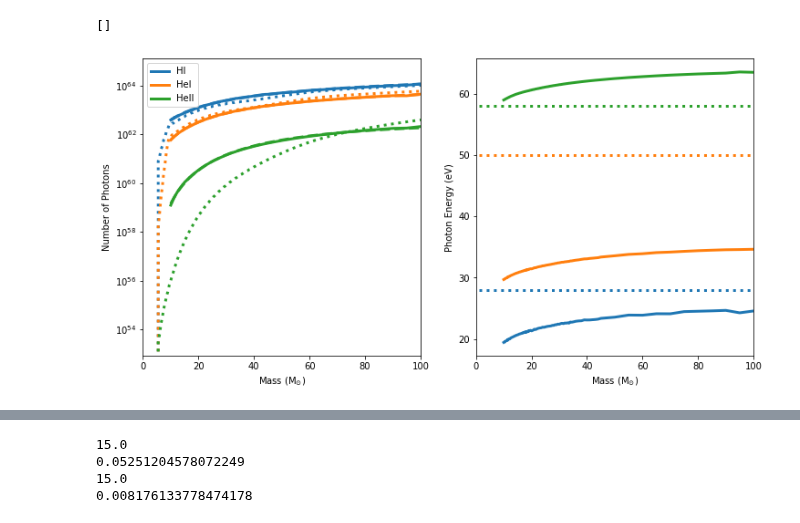
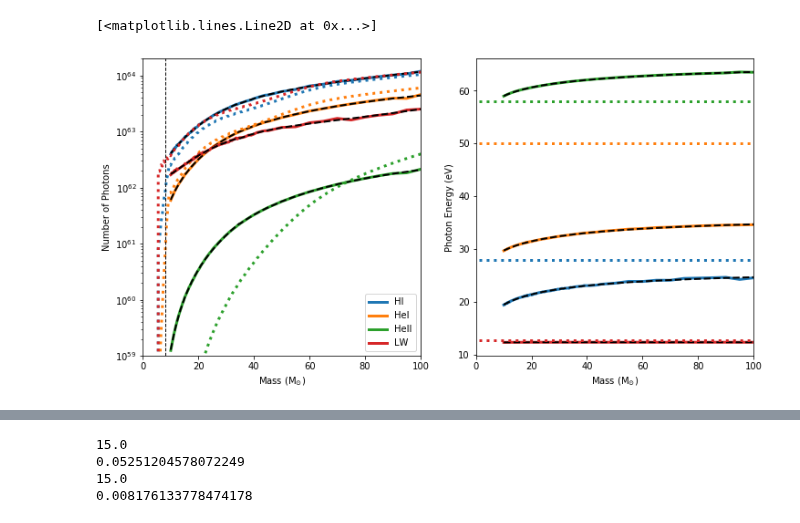
Before and after one commit to aemerick/galaxy_analysis, a Jupyter notebook: physics_data/Heger_Woosley_2010/Heger_woosley_radiation_fits.ipynb, the cells around one changed output, grey strips where cells are left out. Saved outputs shown, nothing was run; the diff lists cells and outputs as text; code cells hidden in the pictures.

```diff
--- a/physics_data/Heger_Woosley_2010/Heger_woosley_radiation_fits.ipynb
+++ b/physics_data/Heger_Woosley_2010/Heger_woosley_radiation_fits.ipynb
@@ -22,7 +25,7 @@ ionization_data = np.genfromtxt('HW2010_table1_ionization_rates_energy.dat',
                                        ]
                                )
 
-colors = { 'HI' : 'C0', 'HeI' : 'C1', 'HeII' : 'C2'}
+colors = { 'HI' : 'C0', 'HeI' : 'C1', 'HeII' : 'C2', 'LW' : 'C3'}
 # %%
 # from pop3_properties.F in Enzo
 
@@ -403,53 +522,62 @@ def HW_energy_fits(m, radtype, deg = 2, return_coef=False):
 fig,ax = plt.subplots(1,2)
 fig.set_size_inches(12,6)
 
+degree = 3
+cut    = 35
 
-for radtype in ['HI','HeI','HeII']:
+
+for radtype in ['HI','HeI','HeII','LW']:
+
+    all_fits['N_'+radtype] = FitData(ionization_data['mass'], ionization_data['N_'+radtype])
+    all_fits['N_'+radtype].generate_polyfit(deg=degree, cut = cut)
+
     ax[0].plot(ionization_data['mass'],
                ionization_data['N_' + radtype], lw = 3,
                color = colors[radtype], label = radtype)
 
     ax[0].plot(ionization_data['mass'],
-               HW_ionization_fits(ionization_data['mass'], radtype), lw = 3,
-               color = colors[radtype], ls = '--')
-
-    # plot masses above and below
-    #mass = np.linspace(5.0,10.0,20.0)
-    #ax[0].plot(mass,
-    #           ionization_data['N_' + radtype][0] * mass / ionization_data['mass'][0], lw = 3,
-    #           color = colors[radtype], ls = '--')
-    #mass = np.linspace(100.0,300.0,50.0)
-    #ax[0].plot(mass,
-    #           ionization_data['N_' + radtype][-1] * mass / ionization_data['mass'][-1], lw = 3,
-    #           color = colors[radtype], ls = '--')
-
+               all_fits['N_'+radtype].evaluate(ionization_data['mass']), lw = 2,
+               color = 'black', ls = '--')
 
     mass = np.linspace(5.0,500.0,1000)
     ax[0].plot(mass, schaerer_total_photons(mass, radtype),
                lw = 3, color = colors[radtype], ls = ':')
 
+    #
+    # second panel. Photon energy
+    #
     photon_energy = (const.h * const.c/(ionization_data['lambda_' + radtype]*u.Angstrom)).to('eV')
 
     ax[1].plot(ionization_data['mass'], photon_energy.value, lw = 3,
                color = colors[radtype])
+
+    all_fits['E_'+radtype] = FitData(ionization_data['mass'], photon_energy.value)
+    all_fits['E_'+radtype].generate_polyfit(deg=degree,cut=None)
+
+    ax[1].plot(ionization_data['mass'], all_fits['E_'+radtype].evaluate(ionization_data['mass']), lw = 2,
+                ls ='--', color = 'black')
 
     mass = np.linspace(1.0,500.0,1000)
     ax[1].plot(mass, np.ones(np.size(mass))*schaerer_energy[radtype],
                lw = 3, color = colors[radtype], ls = ':')
 
 xlim=(0.0,100.0)
 ax[0].set_xlabel(r'Mass (M$_{\odot}$)'); ax[0].set_xlim(xlim)
 ax[1].set_xlabel(r'Mass (M$_{\odot}$)'); ax[1].set_xlim(xlim)
 
 
 ax[0].set_ylabel(r'Number of Photons')
 ax[1].set_ylabel(r'Photon Energy (eV)')
 
 
 ax[0].legend(loc='best')
 
 ax[0].semilogy()
 #ax[0].semilogx()
+
+ax[0].set_ylim(1.0E59,2.0E64)
+
+ax[0].plot([8.0,8.0],ax[0].get_ylim(),lw=1,color='black',ls='--')
 # %% [output]
-[]
+[<matplotlib.lines.Line2D at 0x...>]
-[figure, old version]
+[figure, new version]
```
Also changed, not shown: parts of 7 cells of this notebook.
